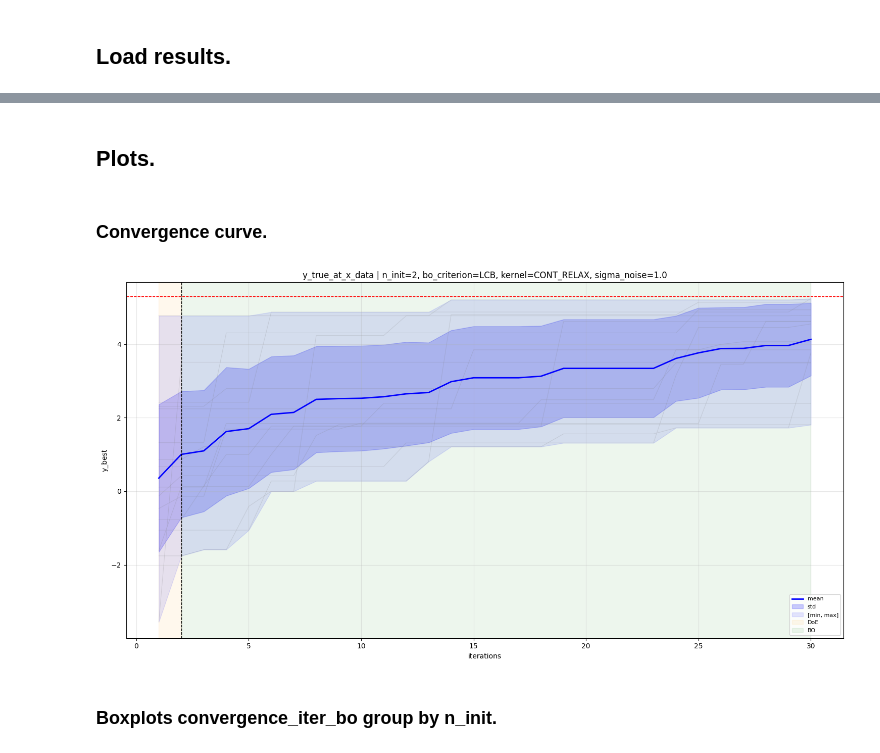
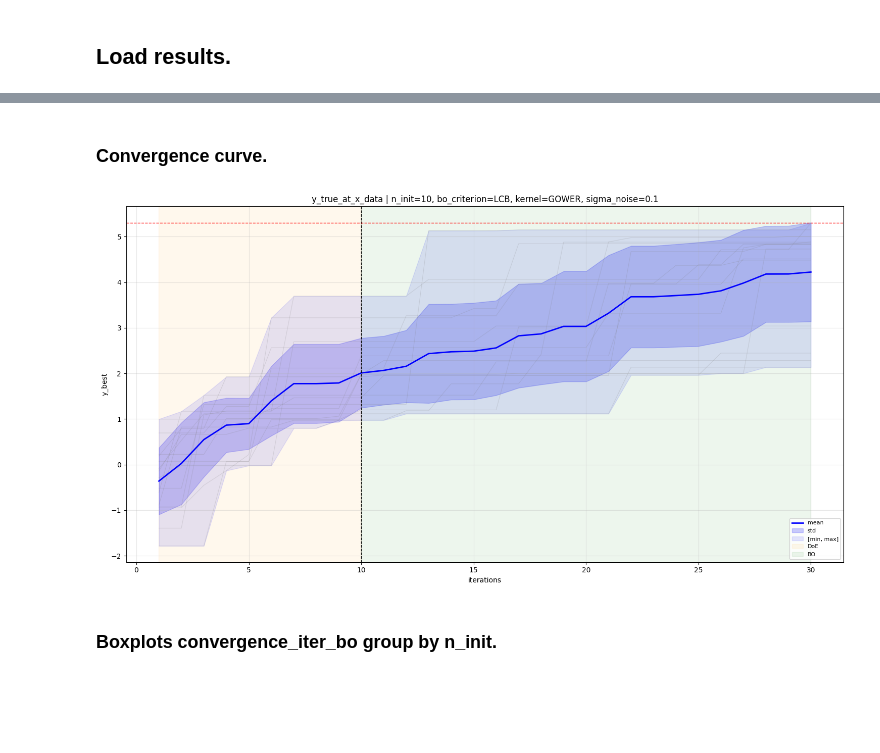
Before and after one commit to srh1001/comcatalyst-stable, a Jupyter notebook: comcatalyst/main_xpr_moda_analyze_benchmark.ipynb, the cells around one changed output, grey strips where cells are left out. Saved outputs shown, nothing was run; the diff lists cells and outputs as text; code cells hidden in the pictures; blank space fills up the shorter version.

Commit message:
fn02_bo30_gower res

```diff
--- a/comcatalyst/main_xpr_moda_analyze_benchmark.ipynb
+++ b/comcatalyst/main_xpr_moda_analyze_benchmark.ipynb
@@ -207,16 +231,14 @@ seeds: [0, 1, 2, 3, 4, 5, 6, 7, 8, 9, 10, 11, 12, 13, 14, 15, 16, 17, 18, 19, 20
-# %% [markdown]
-## **Plots.**
 # %% [markdown]
 ### **Convergence curve.**
 # %%
 plot_convergence_curve(
     results=res,
     metric="y_true_at_x_data",
-    filters={"n_init": 2, "bo_criterion": "LCB", "kernel": "CONT_RELAX", "sigma_noise": 1.0},
+    filters={"n_init": 10, "bo_criterion": "LCB", "kernel": "GOWER", "sigma_noise": 0.1},
     figsize=(15,8)
 )
 # %% [output]
-[figure, old version]
+[figure, new version]
 # %% [markdown]
 ### **Boxplots convergence_iter_bo group by n_init.**
 # %%
```
Also changed, not shown: parts of 8 cells of this notebook.
